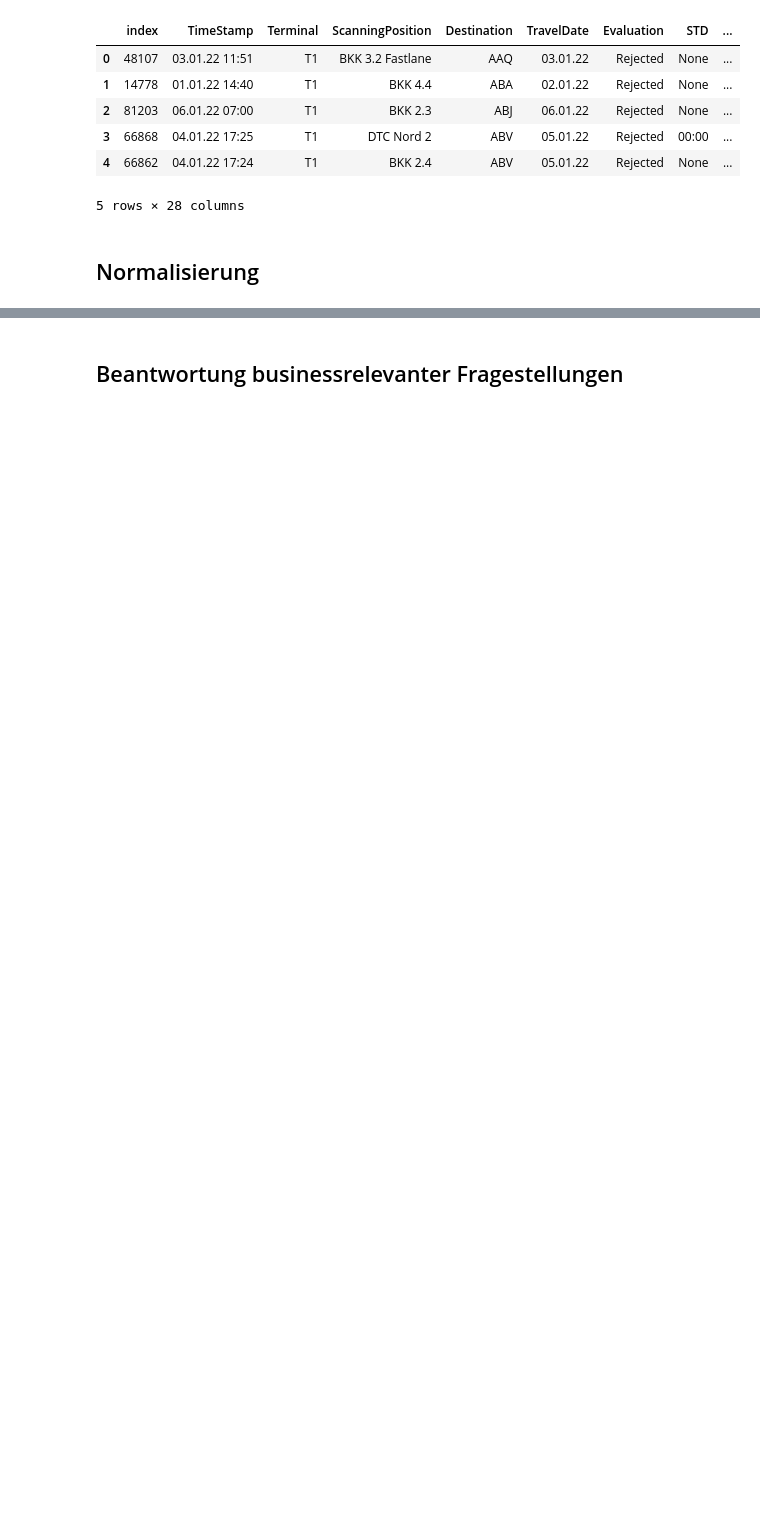
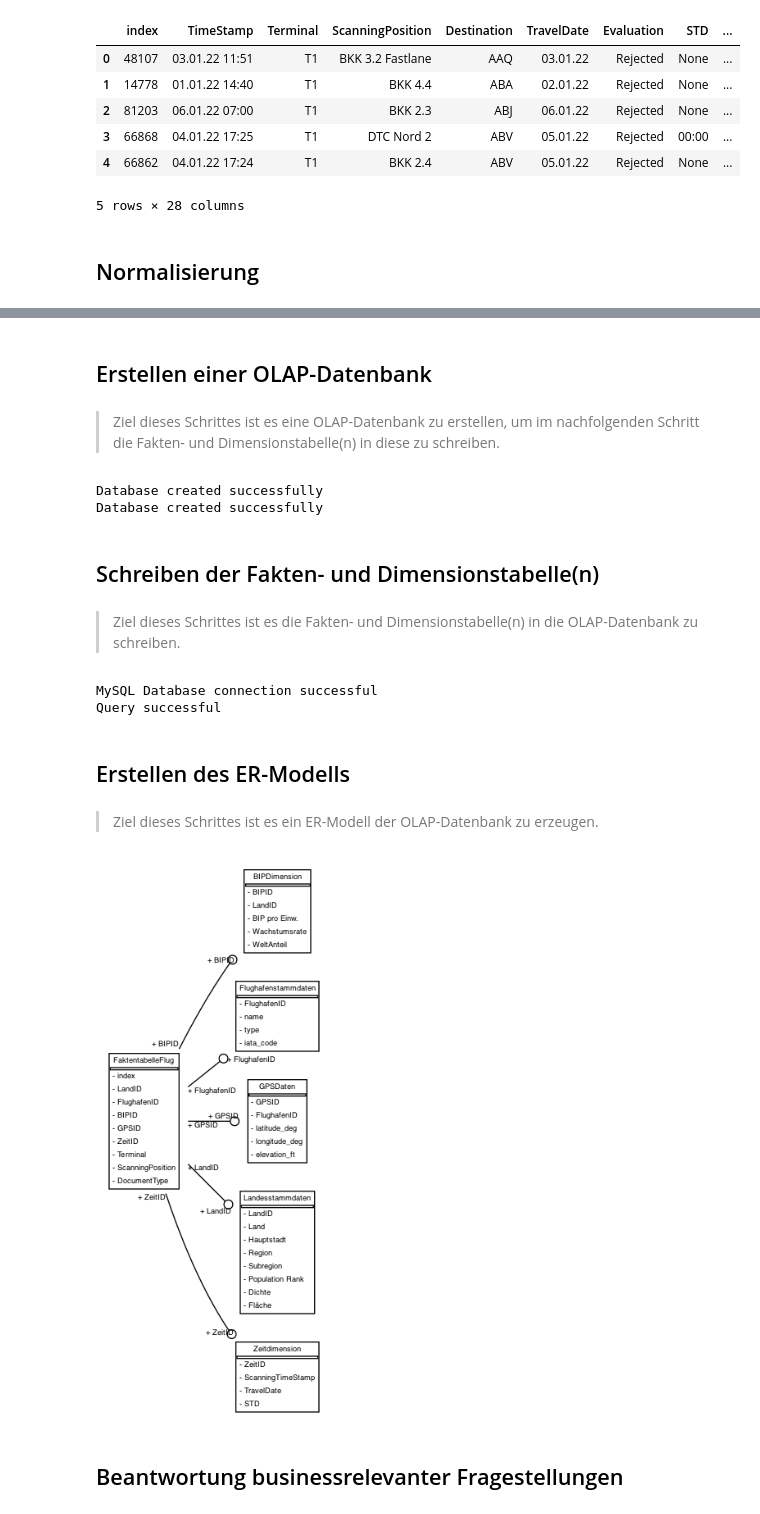
Before and after one commit to italyboy2012/bi-project, a Jupyter notebook: BKK-Analyse.ipynb, the cells around one changed output, grey strips where cells are left out. Cells and saved outputs as stored; diff of their text form; code cells hidden in the pictures; blank space fills up the shorter version.

```diff
--- a/BKK-Analyse.ipynb
+++ b/BKK-Analyse.ipynb
@@ -258,0 +298,19 @@ Im konkreten soll ein Stern-Schema erstellt werden, welches die vorhandenen Tabe
+# %% [markdown]
+## Erstellen einer OLAP-Datenbank
+# %% [markdown]
+> Ziel dieses Schrittes ist es eine OLAP-Datenbank zu erstellen, um im nachfolgenden Schritt die Fakten- und Dimensionstabelle(n) in diese zu schreiben.
+# %%
+db_name = 'biProjekt_OLAP'
+
+create_database_query = "DROP DATABASE IF EXISTS " + db_name + ";"
+create_database(connection, create_database_query)
+
+create_database_query = "CREATE DATABASE " + db_name + ";"
+create_database(connection, create_database_query)
+# %% [output]
+Database created successfully
+Database created successfully
+# %% [markdown]
+## Schreiben der Fakten- und Dimensionstabelle(n)
+# %% [markdown]
+> Ziel dieses Schrittes ist es die Fakten- und Dimensionstabelle(n) in die OLAP-Datenbank zu schreiben.
@@ -259,3 +327,44 @@ Im konkreten soll ein Stern-Schema erstellt werden, welches die vorhandenen Tabe
+# %%
+# Schlüsselbeziehungen zwischen den Tabellen erstellen
+query_table_relations = """
+ALTER TABLE `FaktentabelleFlug` MODIFY `index` BIGINT;
+ALTER TABLE `FaktentabelleFlug` MODIFY `LandID` BIGINT;
+ALTER TABLE `FaktentabelleFlug` MODIFY `FlughafenID` BIGINT;
+ALTER TABLE `FaktentabelleFlug` MODIFY `BIPID` BIGINT;
+ALTER TABLE `FaktentabelleFlug` MODIFY `GPSID` BIGINT;
+
+ALTER TABLE `FaktentabelleFlug` ADD CONSTRAINT `FaktentabelleFlug_Land Id_fk` FOREIGN KEY (`LandID`) REFERENCES `Landesstammdaten`(`LandID`);
+ALTER TABLE `FaktentabelleFlug` ADD CONSTRAINT `FaktentabelleFlug_Flug Id_fk` FOREIGN KEY (`FlughafenID`) REFERENCES `Flughafenstammdaten`(`FlughafenID`);
+ALTER TABLE `FaktentabelleFlug` ADD CONSTRAINT `FaktentabelleFlug_BIP Id_fk` FOREIGN KEY (`BIPID`) REFERENCES `BIPDimension`(`BIPID`);
+ALTER TABLE `FaktentabelleFlug` ADD CONSTRAINT `FaktentabelleFlug_GPS Id_fk` FOREIGN KEY (`GPSID`) REFERENCES `GPSDaten`(`GPSID`);
+ALTER TABLE `FaktentabelleFlug` ADD CONSTRAINT `FaktentabelleFlug_Zeit Id_fk` FOREIGN KEY (`ZeitID`) REFERENCES `Zeitdimension`(`ZeitID`);
+"""
+
+# Connect to the Database
+connection = create_db_connection(dbCredentials.host, dbCredentials.username, dbCredentials.password, db_name)
+execute_query(connection, query_table_relations)
+# %% [output]
+MySQL Database connection successful
+Query successful
+# %% [markdown]
+## Erstellen des ER-Modells
+# %% [markdown]
+> Ziel dieses Schrittes ist es ein ER-Modell der OLAP-Datenbank zu erzeugen.
+# %%
+db_connection_str = 'mysql+pymysql://' + dbCredentials.username + ':' + dbCredentials.password + '@' + dbCredentials.host + '/' + db_name
+# create the pydot graph object by autoloading all tables via a bound metadata object
+graph = create_schema_graph(metadata=MetaData(db_connection_str),
+   show_datatypes=False, # The image would get nasty big if we'd show the datatypes
+   show_indexes=False, # ditto for indexes
+   rankdir='LR', # From left to right (instead of top to bottom)
+   concentrate=False # Don't try to join the relation lines together
+)
+graph.write_png(db_name+'_schema.png') # write out the file
+
+from IPython.display import Image
+Image(filename=db_name+'_schema.png')
+# %% [output]
+[figure, added]
 # %% [markdown]
 ## Beantwortung businessrelevanter Fragestellungen
 # %% [markdown]
```
Also changed, not shown: parts of 38 cells of this notebook, 6 other files.
